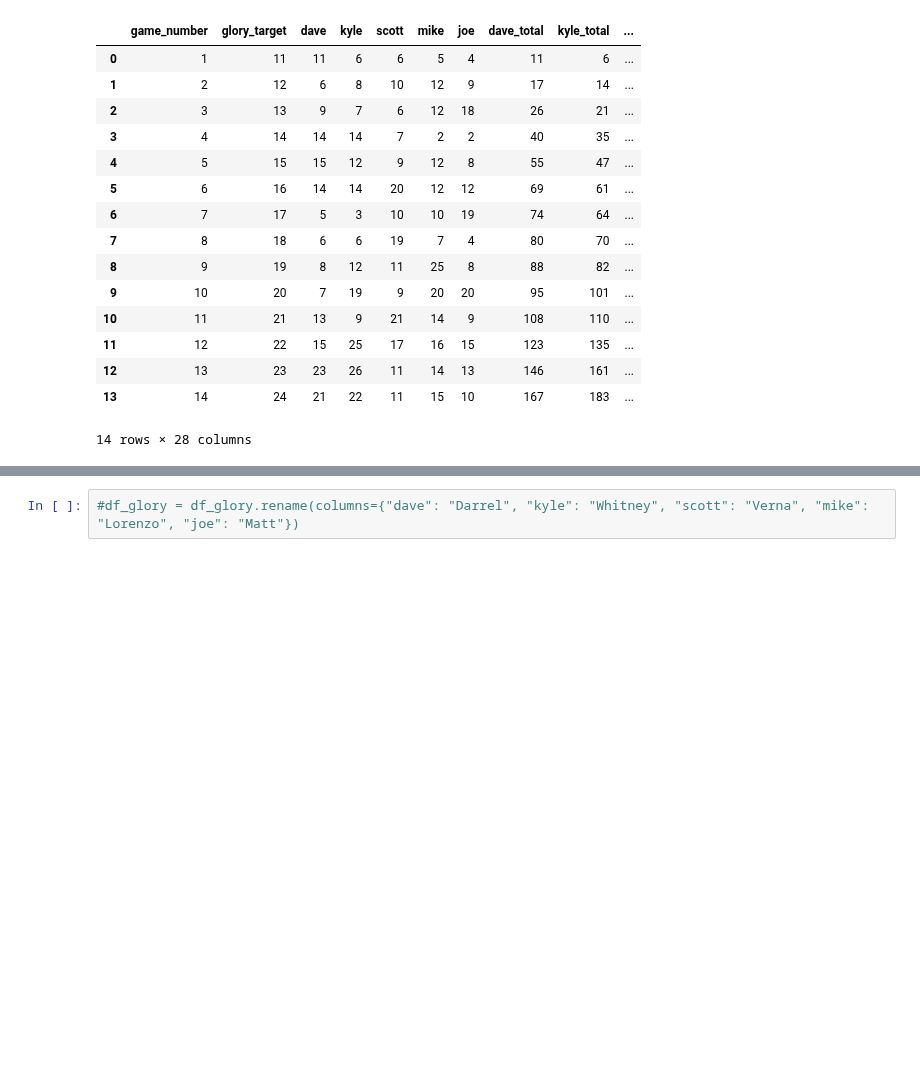
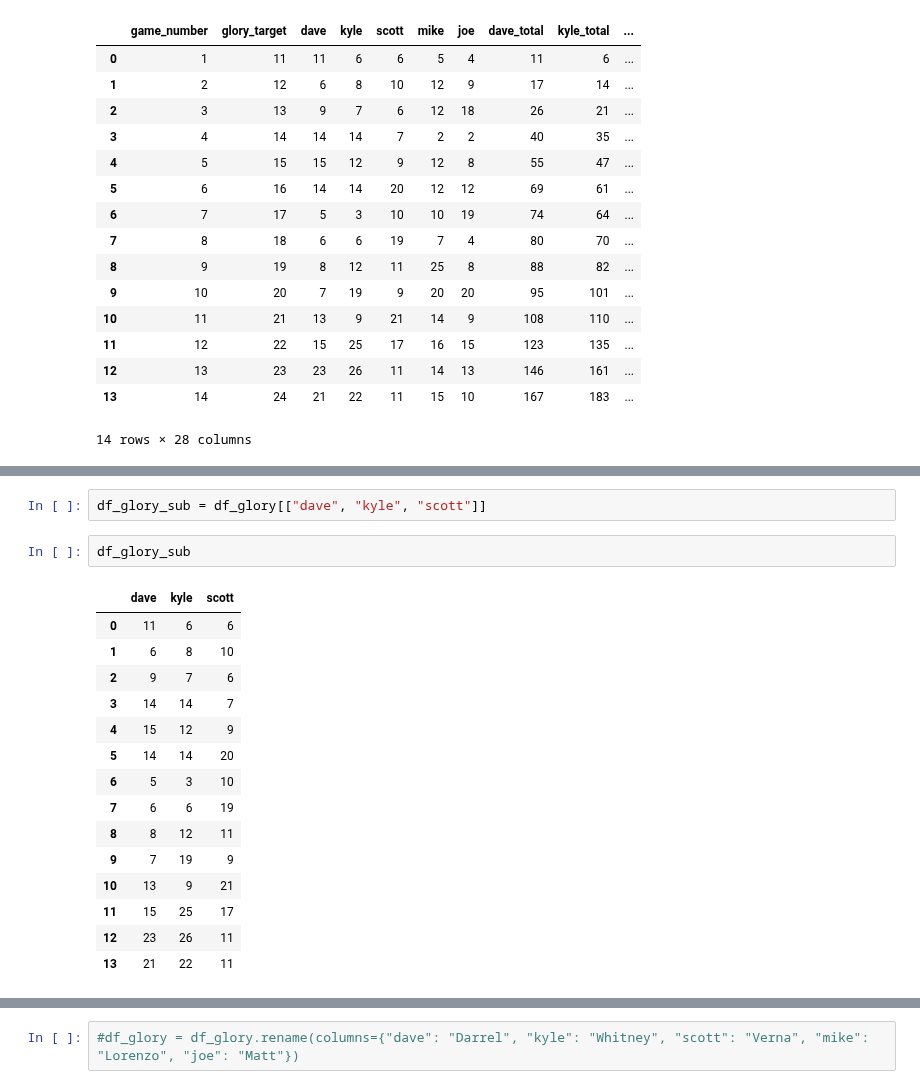
Before and after one commit to cardboardai/boardgame-bookie, a Jupyter notebook: boardgames/seafall/captains_log/campaign_0/SeaFall_Results_Anonymous.ipynb, the cells around one changed output, grey strips where cells are left out. Cells and saved outputs as stored; diff of their text form; blank space fills up the shorter version.

```diff
--- a/boardgames/seafall/captains_log/campaign_0/SeaFall_Results_Anonymous.ipynb
+++ b/boardgames/seafall/captains_log/campaign_0/SeaFall_Results_Anonymous.ipynb
@@ -48,0 +105,20 @@ df_glory
+# %%
+df_glory_sub = df_glory[["dave", "kyle", "scott"]]
+# %%
+df_glory_sub
+# %% [output]
+|  | dave | kyle | scott |
+| 0 | 11 | 6 | 6 |
+| 1 | 6 | 8 | 10 |
+| 2 | 9 | 7 | 6 |
+| 3 | 14 | 14 | 7 |
+| 4 | 15 | 12 | 9 |
+| 5 | 14 | 14 | 20 |
+| 6 | 5 | 3 | 10 |
+| 7 | 6 | 6 | 19 |
+| 8 | 8 | 12 | 11 |
+| 9 | 7 | 19 | 9 |
+| 10 | 13 | 9 | 21 |
+| 11 | 15 | 25 | 17 |
+| 12 | 23 | 26 | 11 |
+| 13 | 21 | 22 | 11 |
```
Also changed, not shown: parts of 3 cells of this notebook, 6 other files.
